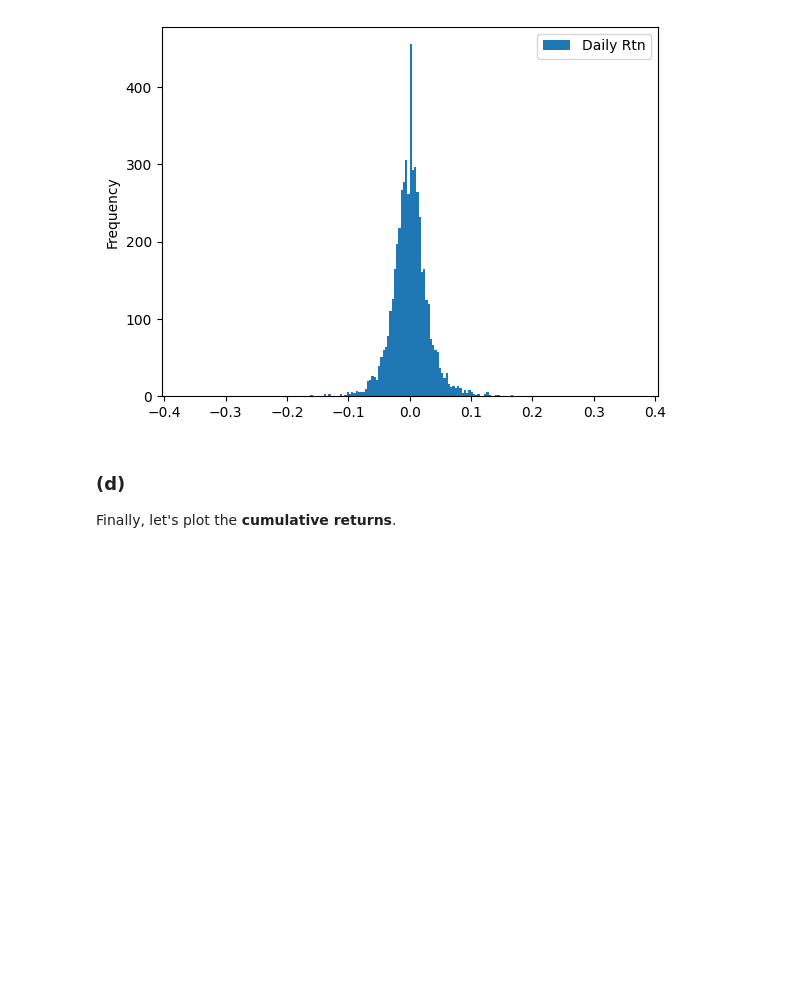
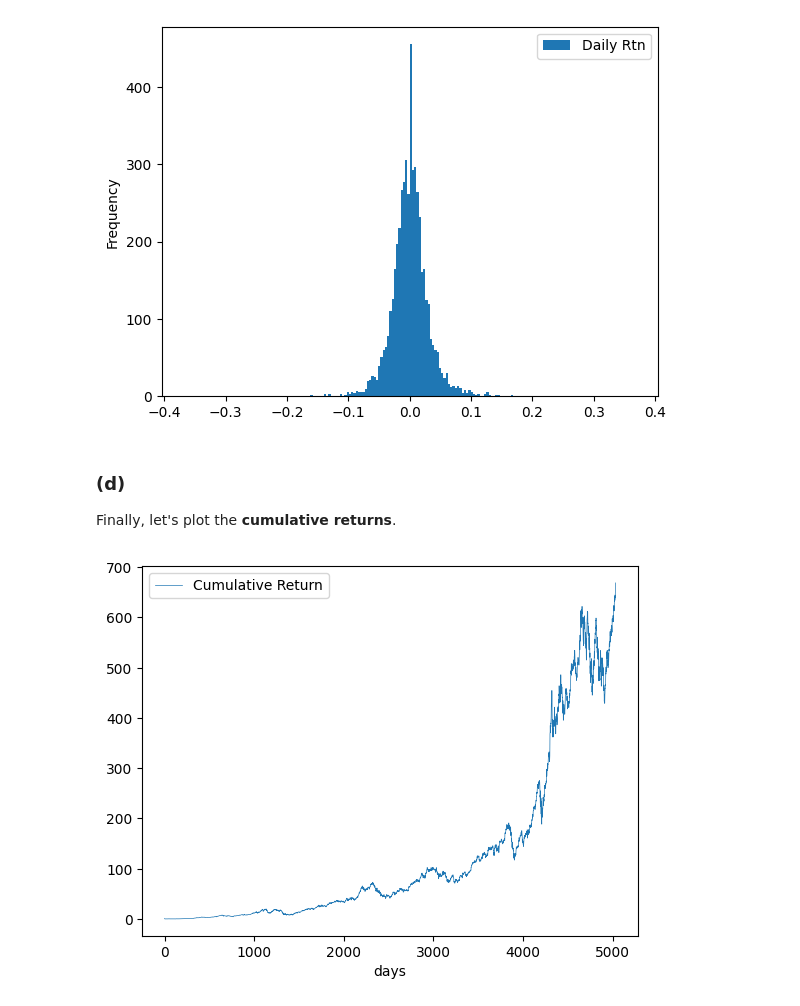
Before and after one commit to HYChangTAMU/Projects, a Jupyter notebook: Assignment1/Project1.ipynb, the cells around one changed output. Drawn from its saved outputs; the diff is of its cells as text; code cells hidden in the pictures; blank space fills up the shorter version.

```diff
--- a/Assignment1/Project1.ipynb
+++ b/Assignment1/Project1.ipynb
@@ -612,3 +612,14 @@ plot_distribution(hlit_day)
 # %% [markdown]
 ### (d)
 Finally, let's plot the **cumulative returns**.
+# %%
+# cumulative returns are obtained by compounding return upto the date
+def cumulative_return(x):
+  df = pd.DataFrame()
+  df["Cumulative Return"] = (pd.DataFrame(x["Daily Rtn"] + 1)["Daily Rtn"].cumprod() - 1).tolist()
+  df["Cumulative Return"][0] = 1
+  df.reset_index().plot.line(x = "index", y = "Cumulative Return", xlabel = "days", lw = 0.5)
+# %%
+cumulative_return(aapl_day)
+# %% [output]
+[figure, added]
```
Also changed, not shown: parts of 5 cells of this notebook.
